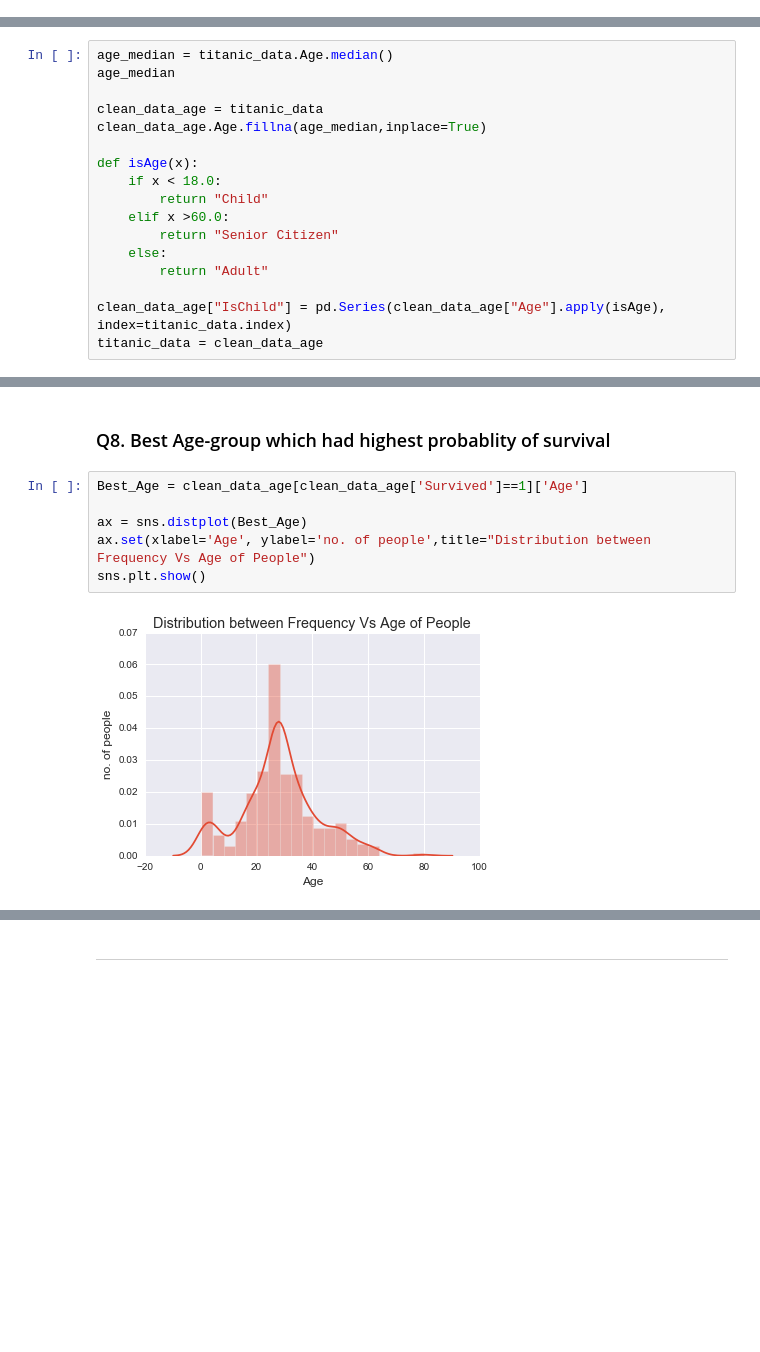
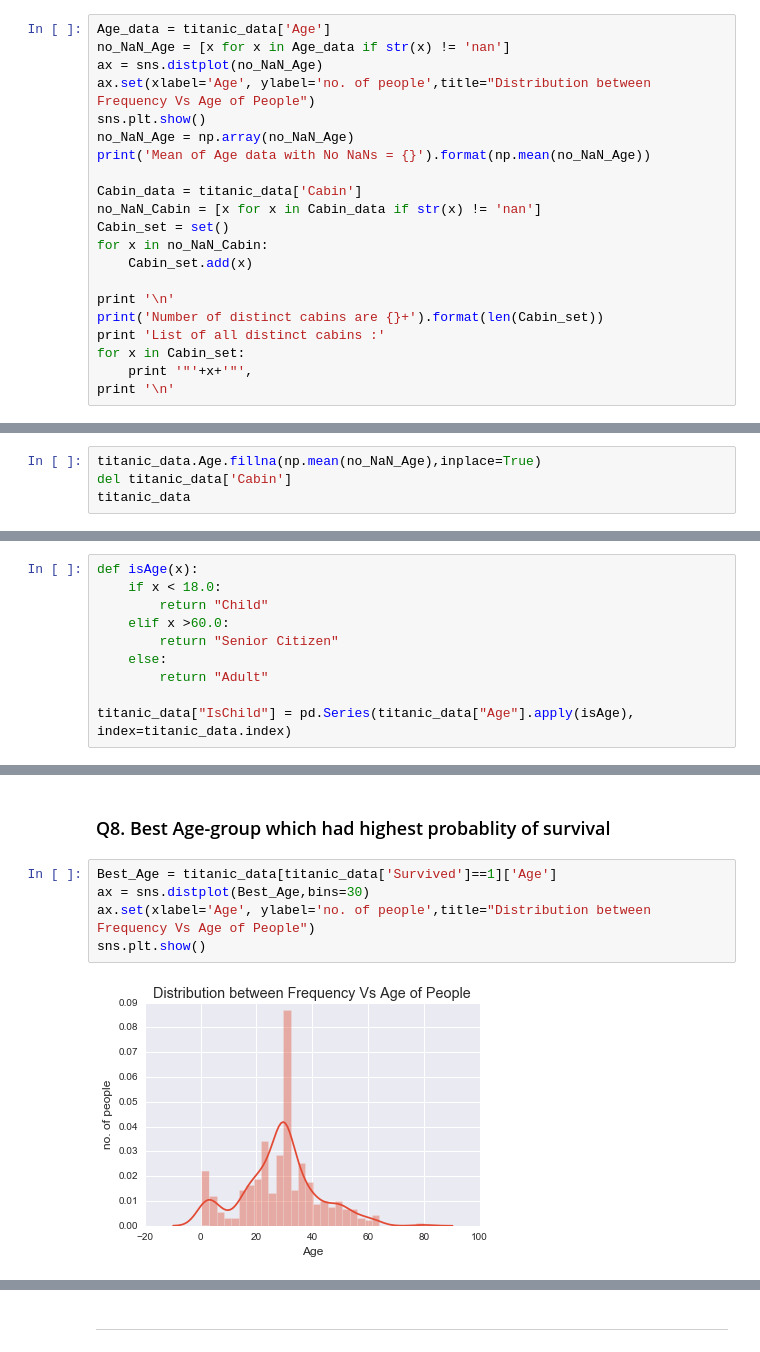
Before and after one commit to rpalsaxena/Titanic-Dataset-Analysis, a Jupyter notebook: Titanic_data_analysis.ipynb, the cells around one changed output, grey strips where cells are left out. Cells and saved outputs as stored; diff of their text form; blank space fills up the shorter version.

Commit message:
Data Wrangling section updated

```diff
--- a/Titanic_data_analysis.ipynb
+++ b/Titanic_data_analysis.ipynb
@@ -86,0 +136,21 @@ titanic_data.head()
+# %%
+Age_data = titanic_data['Age']
+no_NaN_Age = [x for x in Age_data if str(x) != 'nan']
+ax = sns.distplot(no_NaN_Age)
+ax.set(xlabel='Age', ylabel='no. of people',title="Distribution between Frequency Vs Age of People")
+sns.plt.show()
+no_NaN_Age = np.array(no_NaN_Age)
+print('Mean of Age data with No NaNs = {}').format(np.mean(no_NaN_Age))
+
+Cabin_data = titanic_data['Cabin']
+no_NaN_Cabin = [x for x in Cabin_data if str(x) != 'nan']
+Cabin_set = set()
+for x in no_NaN_Cabin:
+    Cabin_set.add(x)
+
+print '\n'
+print('Number of distinct cabins are {}+').format(len(Cabin_set))
+print 'List of all distinct cabins :'
+for x in Cabin_set:
+    print '"'+x+'"',
+print '\n'
@@ -86,0 +171,4 @@ titanic_data.head()
+# %%
+titanic_data.Age.fillna(np.mean(no_NaN_Age),inplace=True)
+del titanic_data['Cabin']
+titanic_data
@@ -244,12 +353,6 @@ The above analysis gives an insight that Females were preferred to be saved i.e,
 # %% [markdown]
 ### Q3. Analysis of Survival according to age , i.e, Children | Adults | Senior Citizens
 # %%
-age_median = titanic_data.Age.median()
-age_median
-
-clean_data_age = titanic_data
-clean_data_age.Age.fillna(age_median,inplace=True)
-
 def isAge(x):
     if x < 18.0:
         return "Child"
@@ -258,8 +361,7 @@ def isAge(x):
     else:
         return "Adult"
 
-clean_data_age["IsChild"] = pd.Series(clean_data_age["Age"].apply(isAge), index=titanic_data.index)
-titanic_data = clean_data_age
+titanic_data["IsChild"] = pd.Series(titanic_data["Age"].apply(isAge), index=titanic_data.index)
 # %%
 no_Child = titanic_data['IsChild'].value_counts()['Child']
 no_SrCz = titanic_data['IsChild'].value_counts()['Senior Citizen']
@@ -567,11 +669,10 @@ It shows that Suvival rate of Man travelling with their Wife is Higher that Man
 # %% [markdown]
 ### Q8. Best Age-group which had highest probablity of survival
 # %%
-Best_Age = clean_data_age[clean_data_age['Survived']==1]['Age']
-
-ax = sns.distplot(Best_Age)
+Best_Age = titanic_data[titanic_data['Survived']==1]['Age']
+ax = sns.distplot(Best_Age,bins=30)
 ax.set(xlabel='Age', ylabel='no. of people',title="Distribution between Frequency Vs Age of People")
 sns.plt.show()
 # %% [output]
-[figure, old version]
+[figure, new version]
 # %% [markdown]
```
Also changed, not shown: parts of 13 cells of this notebook.
